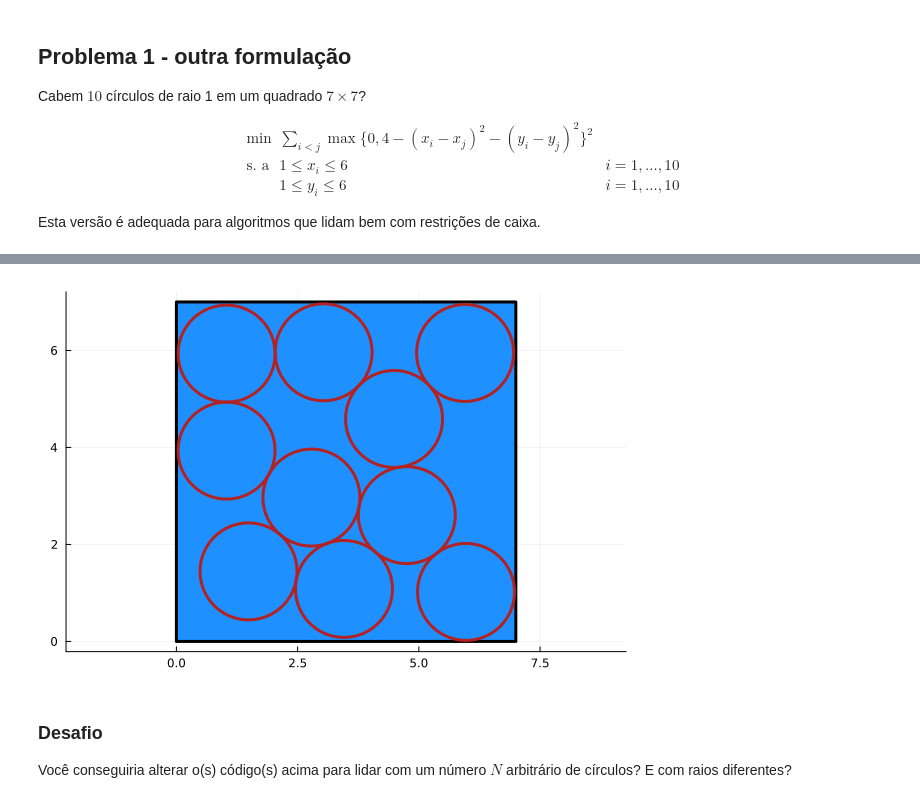
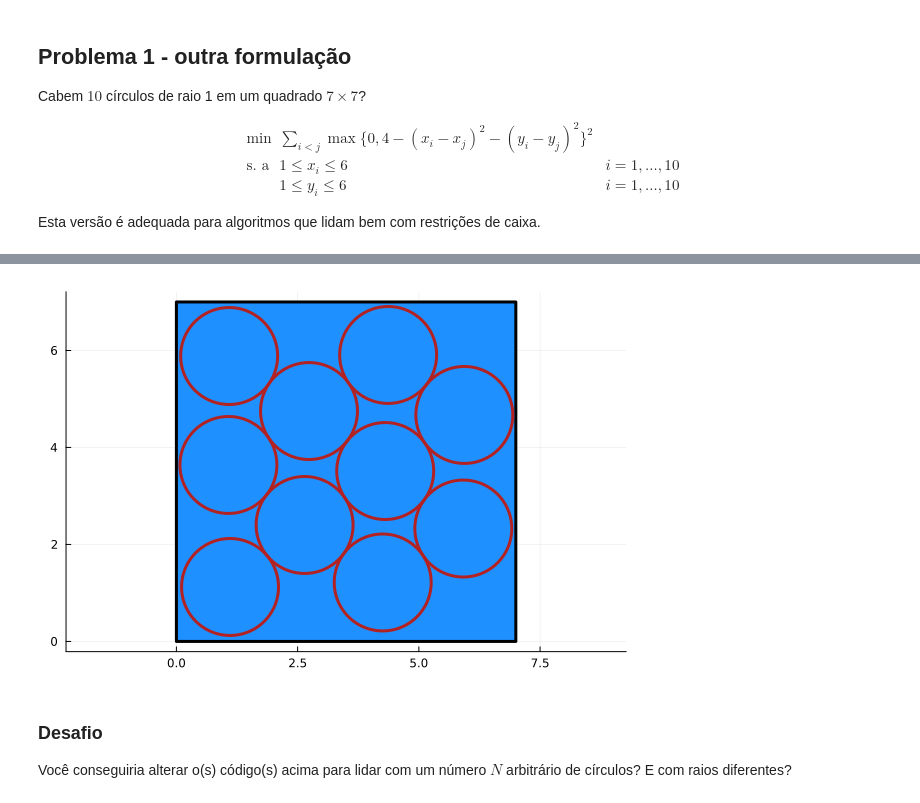
Before and after one commit to fsobral/minicurso-empacotamento, a Jupyter notebook: modelando-empacotamentos.ipynb, the cells around one changed output, grey strips where cells are left out. Cells and saved outputs as stored; diff of their text form; code cells hidden in the pictures.

```diff
--- a/modelando-empacotamentos.ipynb
+++ b/modelando-empacotamentos.ipynb
@@ -393,7 +486,11 @@ EXIT: Optimal Solution Found.
 # %%
+set_attribute(model, "print_level", 0)
+
+optimize!(model)
+
 desenha_solucao_cq([1 for i = 1:10], value.(xC), value.(yC), 7, 7)
 # %% [output]
-[figure, old version]
+[figure, new version]
 # %% [markdown]
 ### Desafio
 
```
Also changed, not shown: parts of 60 cells of this notebook, 1 other file.
